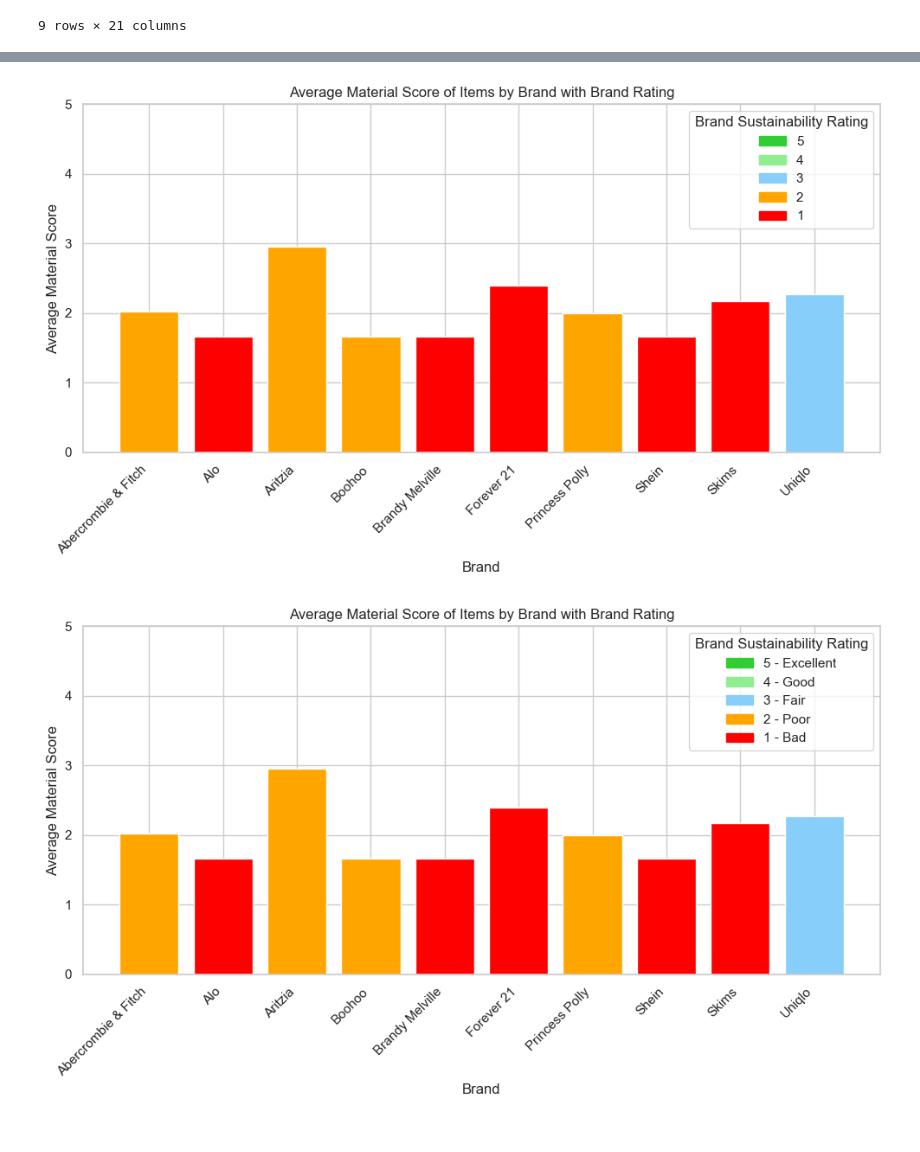
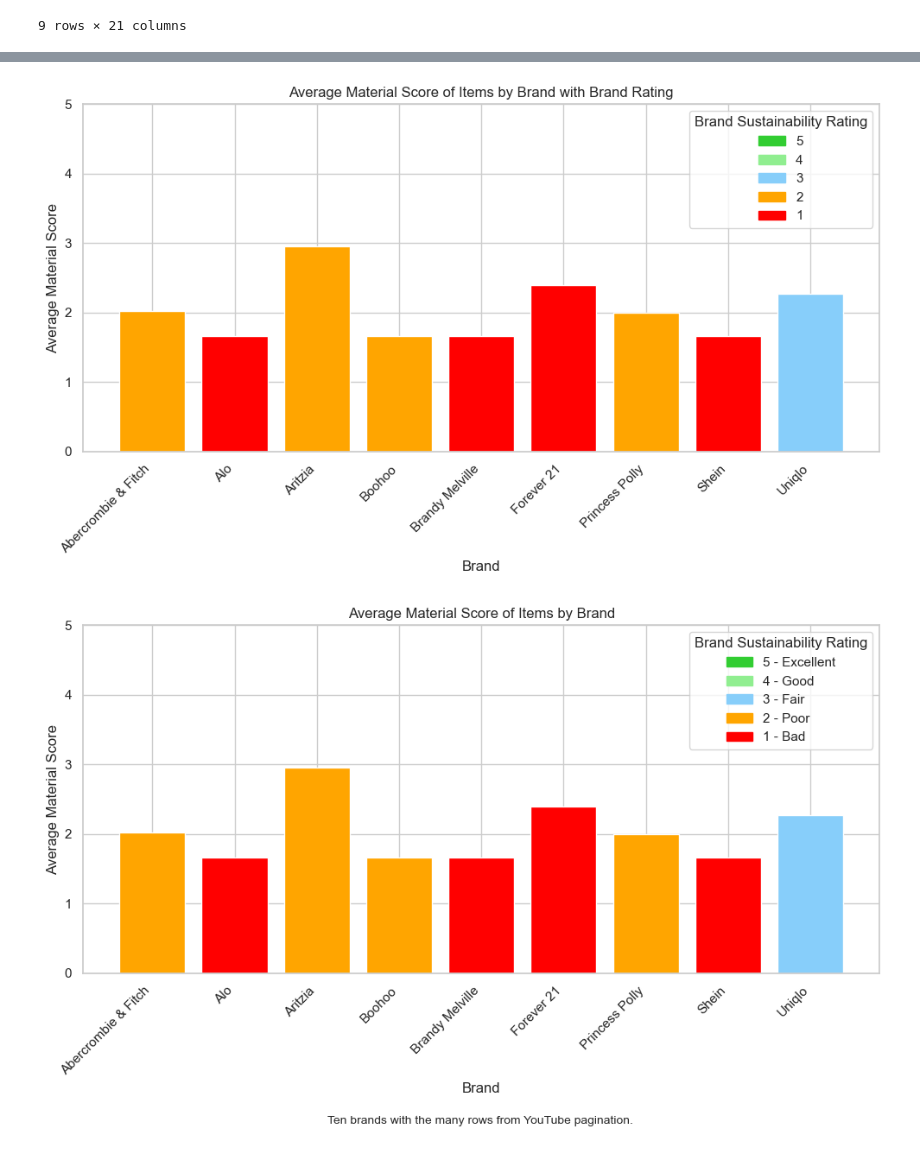
Before and after one commit to meganjchiang/fashionfootprint, a Jupyter notebook: code/jasmines-midterm-vis.ipynb, the cells around one changed output, grey strips where cells are left out. Drawn from its saved outputs; the diff is of its cells as text; code cells hidden in the pictures.

Commit message:
fixing plot

```diff
--- a/code/jasmines-midterm-vis.ipynb
+++ b/code/jasmines-midterm-vis.ipynb
@@ -790,3 +805,5 @@ df_scores_brands
+# %%
+df_scores_brands.rename(columns={'source': 'brand'}, inplace=True)
 # %%
 merged_df = pd.merge(avg_ratings_brands, df_scores_brands, on="brand", how="inner")
 
@@ -975,7 +991,7 @@ for text in legend.get_texts():
 
 plt.savefig('brand_average_material_score.png', bbox_inches='tight')
 # %% [output]
-[figure, old version]
+[figure, new version]
 # %%
 import matplotlib.pyplot as plt
 import matplotlib.patches as mpatches
@@ -1000,32 +1016,33 @@ color_mapping = {
 
 legend_color_mapping = {
     "5 - Excellent": 'limegreen',    # Excellent
     "4 - Good": 'lightgreen',   # Good
     "3 - Fair": 'lightskyblue', # Fair
     "2 - Poor": 'orange',   # Poor
     "1 - Bad": 'red',    # Bad
 }
 
 colors = [color_mapping[rating] for rating in merged_df['total_ratings']]
 
 plt.figure(figsize=(10, 6))
 bars = plt.bar(merged_df['brand'], merged_df['score'], color=colors)
 
 plt.xlabel('Brand')
 plt.ylabel('Average Material Score')
-plt.title('Average Material Score of Items by Brand with Brand Rating')
+plt.title('Average Material Score of Items by Brand')
 plt.ylim(0, 5)
 plt.xticks(rotation=45, ha='right')
 plt.tight_layout()
 
 legend_handles = [
     mpatches.Patch(color=legend_color_mapping[label], label=label) for label in legend_color_mapping.keys()
 ]
 legend = plt.legend(handles=legend_handles, title='Brand Sustainability Rating', loc='upper right')
 for text, color in legend_color_mapping.items():
     legend.get_texts()[list(legend_color_mapping.keys()).index(text)].set_ha('right')
+plt.figtext(0.52, -0.025, 'Ten brands with the many rows from YouTube pagination.', ha='center', fontsize=10, wrap=True)
 
 plt.savefig('brand_average_material_score.png', bbox_inches='tight')
 plt.show()
 # %% [output]
-[figure, old version]
+[figure, new version]
```
Also changed, not shown: parts of 11 cells of this notebook, 2 other files.
